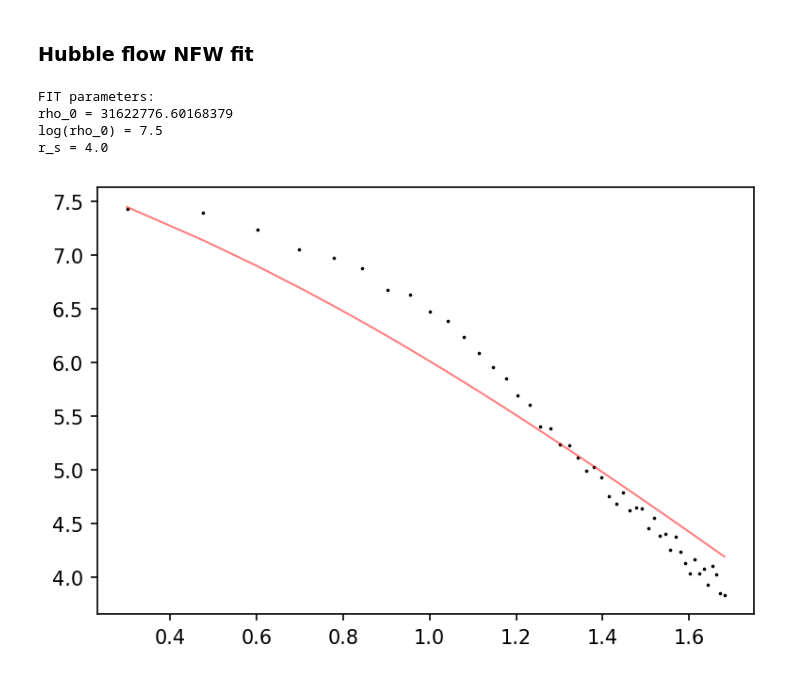
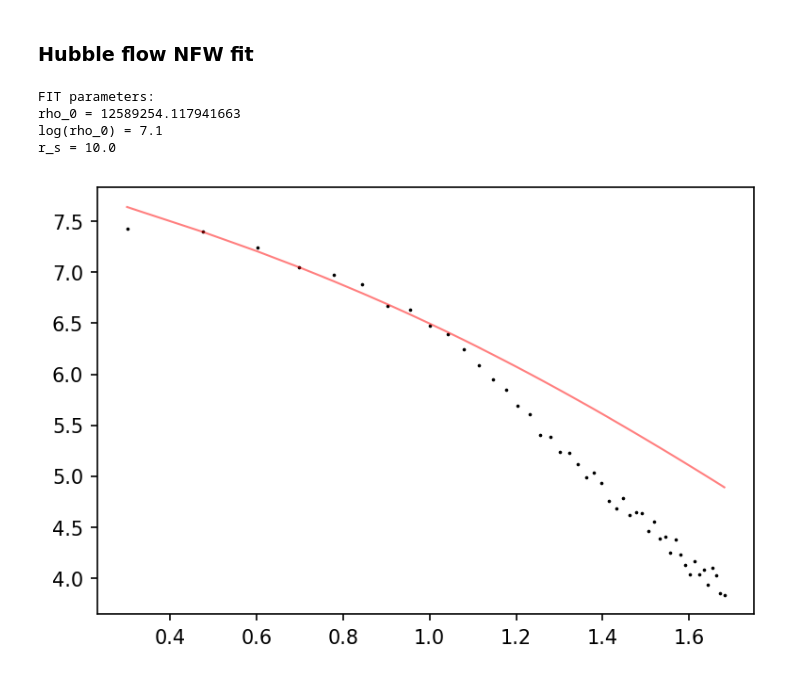
Before and after one commit to andygarciaserra/tsn-hyd_sims, a Jupyter notebook: content/project1/NFW_fit.ipynb, the cells around one changed output. Drawn from its saved outputs; the diff is of its cells as text; code cells hidden in the pictures.

```diff
--- a/content/project1/NFW_fit.ipynb
+++ b/content/project1/NFW_fit.ipynb
@@ -156,35 +156,35 @@ for n in range(2,50):
 logprof=np.log10(prof)
 
 pos=[]
 for i in range(len(logprof[1])):
     if logprof[1][i]==0:
         pos.append(i)
 
 logdens=np.delete(logprof[1],pos)
 lograd=np.delete(logprof[0],pos)
 
 
 
 # Fitting to NFW:
 init_guesses=[10**8.5,10]
 r=10**lograd
-popt,pcov=fit(func.logNFW,r,logdens,[10**7.5,4])
+popt,pcov=fit(func.logNFW,r,logdens,[10**7.1,10],sigma=1/r)
 
 
 
 # Plotting radial profile and fit:
 plt.figure(dpi=150)
 plt.plot(lograd,logdens,'k.',ms=1.5)
 plt.plot(lograd,func.logNFW(r,popt[0],popt[1]),'r-',alpha=0.5,linewidth=1)
 plt.savefig("v0_NFWfit.PNG")
 print("FIT parameters:\n"+"rho_0 = "+str(popt[0])+"\n"+"log(rho_0) = "+str(np.log10(popt[0]))+"\nr_s = "+str(popt[1]))
 
 
 
 #end
 # %% [output]
 FIT parameters:
-rho_0 = 31622776.60168379
-log(rho_0) = 7.5
-r_s = 4.0
+rho_0 = 12589254.117941663
+log(rho_0) = 7.1
+r_s = 10.0
-[figure, old version]
+[figure, new version]
```
Also changed, not shown: parts of 3 cells of this notebook, 1 other file.
